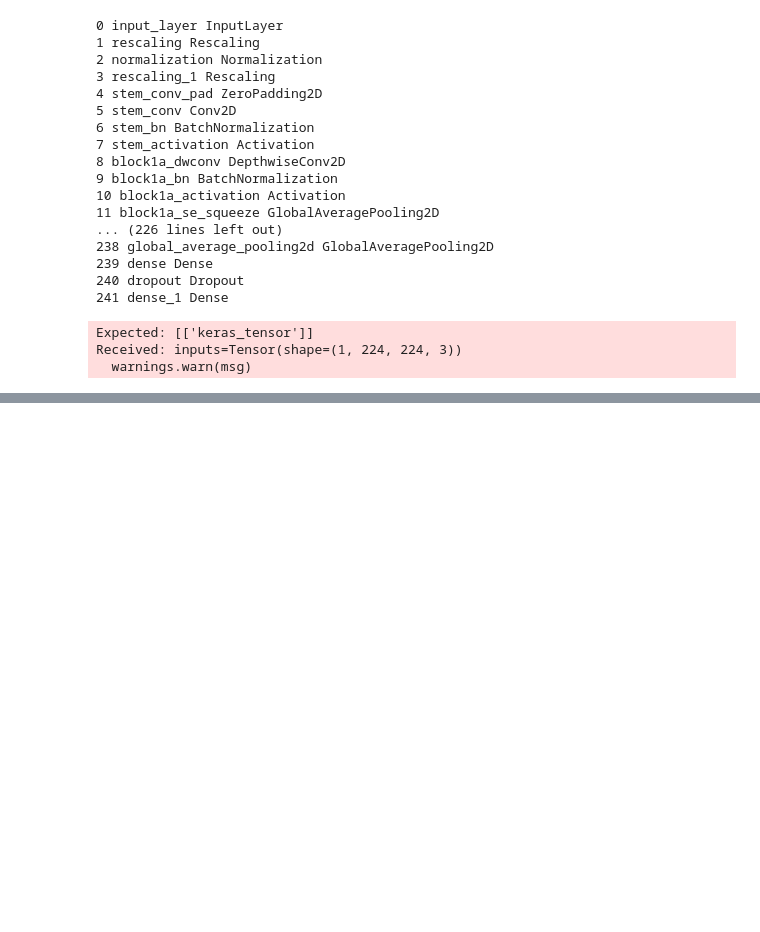
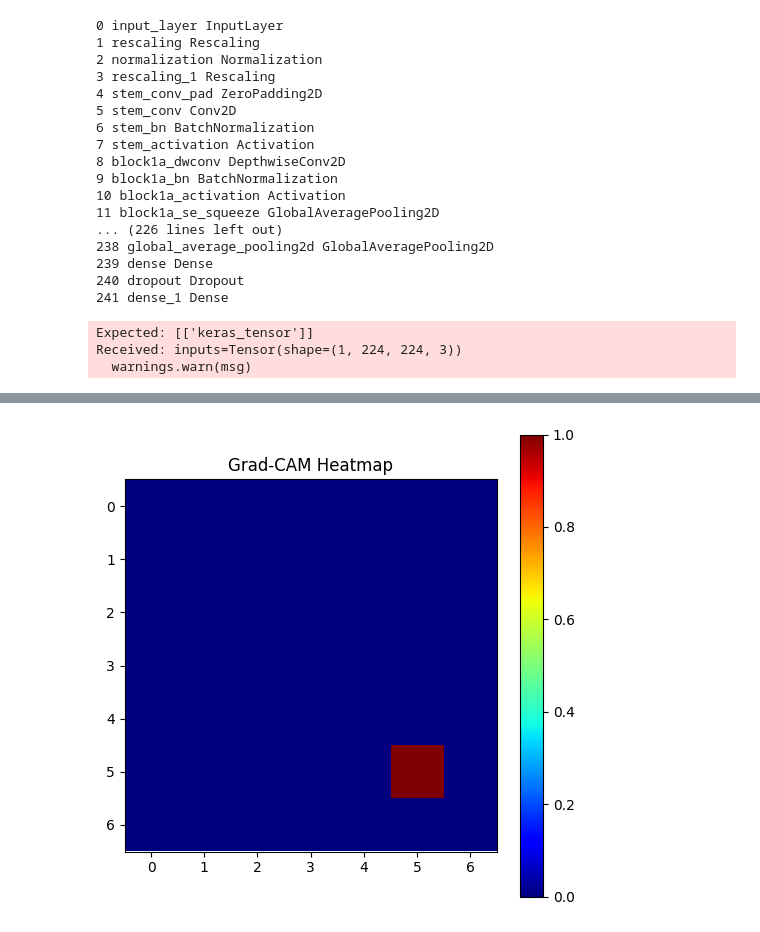
Before and after one commit to the-lazyguy/brain-tumor-xai, a Jupyter notebook: Brain_Tumor_ResNet50_ipynb.ipynb, the cells around one changed output, grey strips where cells are left out. Drawn from its saved outputs; the diff is of its cells as text; code cells hidden in the pictures; blank space fills up the shorter version.

```diff
--- a/Brain_Tumor_ResNet50_ipynb.ipynb
+++ b/Brain_Tumor_ResNet50_ipynb.ipynb
@@ -333,0 +365,2 @@ Received: inputs=Tensor(shape=(1, 224, 224, 3))
+# %%
+img_path = "/content/drive/MyDrive/brain_tumor_dataset/Training/glioma_tumor/gg (625).jpg"
@@ -333,0 +382,35 @@ Received: inputs=Tensor(shape=(1, 224, 224, 3))
+# %%
+last_conv_layer_name = "top_conv"
+
+grad_model = tf.keras.models.Model(
+    [final_model.inputs],
+    [final_model.get_layer(last_conv_layer_name).output,
+     final_model.output]
+)
+
+with tf.GradientTape() as tape:
+    conv_outputs, predictions = grad_model(input_image)
+
+    pred_index = tf.argmax(predictions[0])
+    class_channel = predictions[:, pred_index]
+
+grads = tape.gradient(class_channel, conv_outputs)
+
+pooled_grads = tf.reduce_mean(grads, axis=(0, 1, 2))
+
+conv_outputs = conv_outputs[0]
+
+heatmap = conv_outputs @ pooled_grads[..., tf.newaxis]
+heatmap = tf.squeeze(heatmap)
+
+heatmap = tf.maximum(heatmap, 0) / tf.math.reduce_max(heatmap)
+
+heatmap = heatmap.numpy()
+# %%
+plt.figure(figsize=(6,6))
+plt.imshow(heatmap, cmap='jet')
+plt.colorbar()
+plt.title("Grad-CAM Heatmap")
+plt.show()
+# %% [output]
+[figure, added]
```
Also changed, not shown: parts of 8 cells of this notebook.
